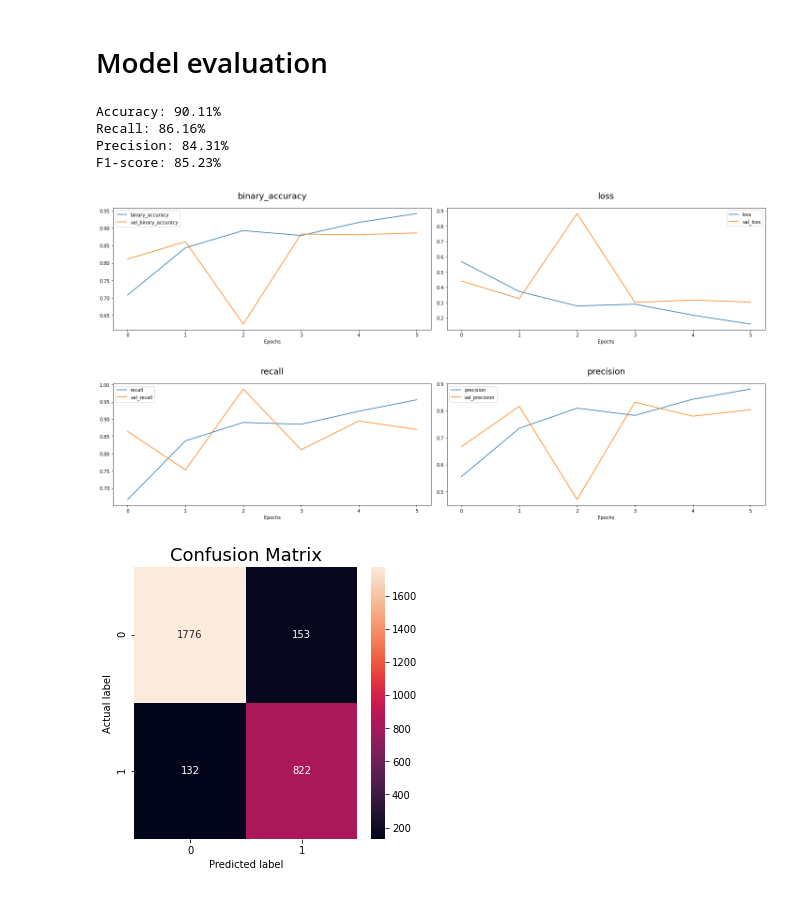
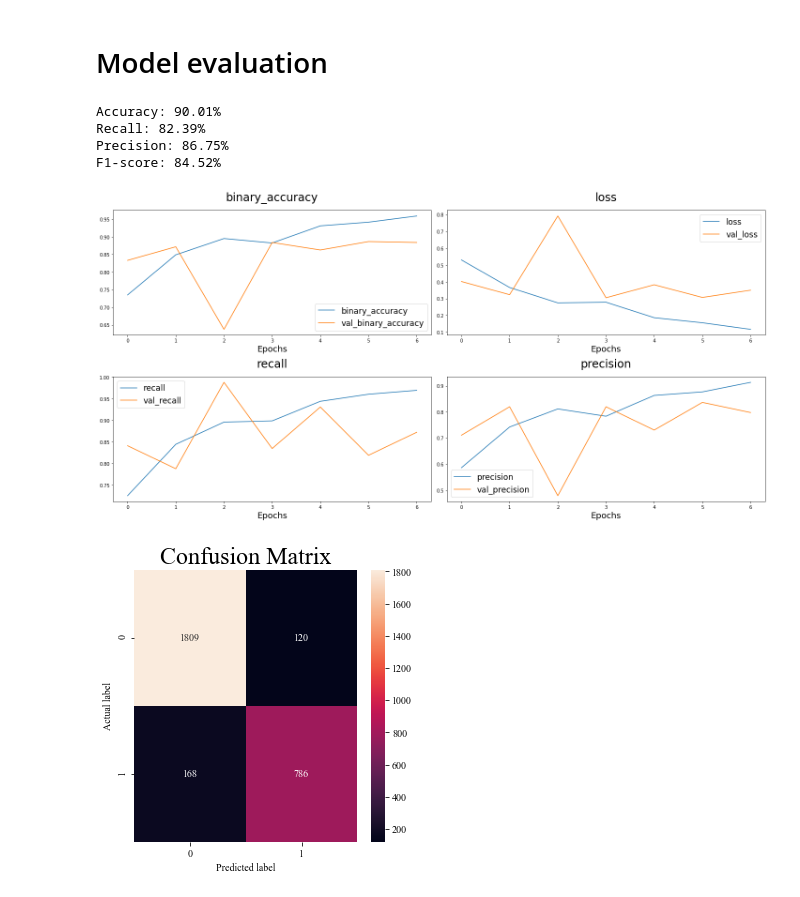
Before and after one commit to nsbarsukov/toxic-comments-detector, a Jupyter notebook: models/03weightedRNN+wikiEmbeddings.ipynb, the cells around one changed output. Saved outputs shown, nothing was run; the diff lists cells and outputs as text; code cells hidden in the pictures.

Commit message:
feat(models): rebuild all models using new utils

```diff
--- a/models/03weightedRNN+wikiEmbeddings.ipynb
+++ b/models/03weightedRNN+wikiEmbeddings.ipynb
@@ -12,6 +12,8 @@
         <img src="https://colab.research.google.com/assets/colab-badge.svg" alt="Open In Colab"/>
     </a>
 </div>
+# %%
+MODEL_NAME = 'weightedRNN_wikiEmbeddings'
 # %%
 import os
 
@@ -92,16 +96,20 @@ early_stopping = tf.keras.callbacks.EarlyStopping(
 )
 
 model = tf.keras.Sequential([
-    layers.Input(shape=[], dtype=tf.string),
+    layers.Input(shape=[], dtype=tf.string, name='Raw_text'),
     create_wiki40_russian_embedding_layer(),
 
     tf.keras.layers.Bidirectional(tf.keras.layers.LSTM(128)),
 
-    tf.keras.layers.Dense(128, activation='relu'),
-    layers.Dropout(rate=0.5, seed=SEED),
-    layers.Dense(units=1, bias_initializer=initial_output_bias),
-    layers.Activation('sigmoid') # то есть в конце мы выдаем уже вероятности
-])
+    layers.Dense(units=128, activation='relu', name='FC_Layer_Relu'),
+    layers.Dropout(rate=0.5, seed=SEED, name='Regularization'),
+    layers.Dense(
+        units=1,
+#         bias_initializer=initial_output_bias,
+        name='FC_Layer_sigmoid',
+        activation='sigmoid'
+    ),
+], name=MODEL_NAME)
 
 model.compile(
     loss=losses.BinaryCrossentropy(from_logits=False), # from_logits=False, т.к. на выходе layers.Activation('sigmoid')
@@ -115,7 +123,7 @@ history = model.fit(
     epochs=DEFAULT_EPOCHS,
     batch_size=DEFAULT_BATCH_SIZE // 2,
     validation_split=VALIDATION_SPLIT_PARTITION,
-    callbacks=[early_stopping],
+    callbacks=[early_stopping_cb],
     class_weight=get_class_weights(pos_class_amount, negative_class_amount),
 )
 # %% [output]
@@ -137,11 +148,11 @@ Epoch 00006: early stopping
 # %%
 y_test_pred = (model.predict(X_test).flatten() > 0.5) * 1
 
-evaluate_model(y_test, y_test_pred, history)
+evaluate_model(y_test, y_test_pred, tf_history_learning=history, model_name=MODEL_NAME)
 # %% [output]
-Accuracy: 90.11%
-Recall: 86.16%
-Precision: 84.31%
-F1-score: 85.23%
+Accuracy: 90.01%
+Recall: 82.39%
+Precision: 86.75%
+F1-score: 84.52%
-[figure, old version]
+[figure, new version]
-[figure, old version]
+[figure, new version]
```
Also changed, not shown: parts of 3 cells of this notebook, 38 other files.
